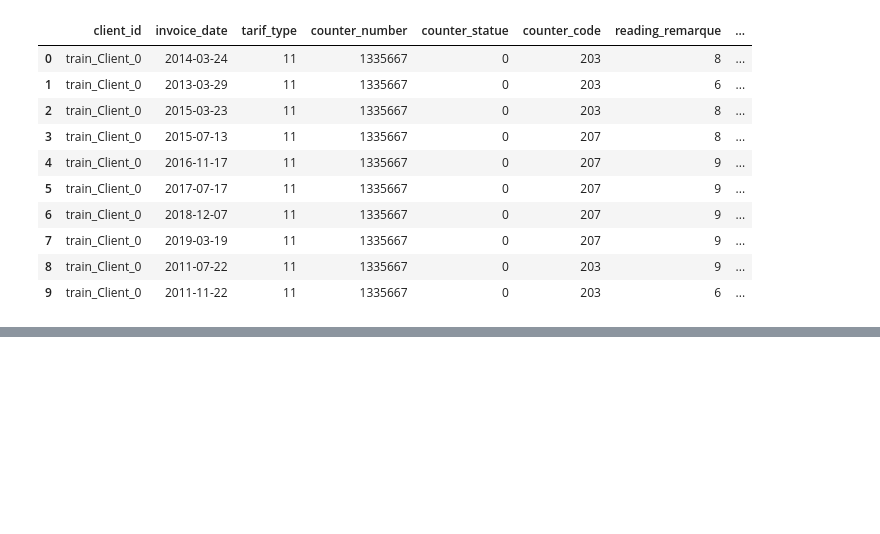
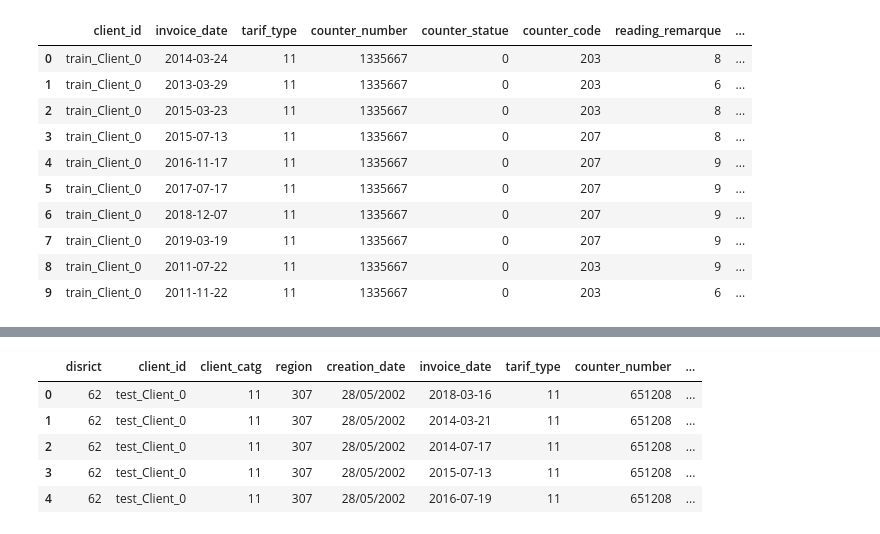
Before and after one commit to alexandervonwernherr/ds-ml-project, a Jupyter notebook: fraud_detection.ipynb, the cells around one changed output, grey strips where cells are left out. Cells and saved outputs as stored; diff of their text form; code cells hidden in the pictures; blank space fills up the shorter version.

```diff
--- a/fraud_detection.ipynb
+++ b/fraud_detection.ipynb
@@ -3,6 +3,9 @@ import pandas as pd
 
 client_train_data = pd.read_csv("data/client_train.csv", low_memory=False)
 invoice_train_data = pd.read_csv("data/invoice_train.csv",  low_memory=False)
+
+client_test_data = pd.read_csv("data/client_test.csv", low_memory=False)
+invoice_test_data = pd.read_csv("data/invoice_test.csv",  low_memory=False)
 # %%
 client_train_data.head()
 # %% [output]
@@ -44,4 +53,15 @@ merged_data.head()
 5 rows × 21 columns
+# %%
+# Aggregate the client test data with the invoice data
+merged_test_data = client_test_data.merge(invoice_test_data, on="client_id", how = "left", validate="1:m")
+merged_test_data.head()
+# %% [output]
+|  | disrict | client_id | client_catg | region | creation_date | invoice_date | tarif_type | counter_number | ... |
+| 0 | 62 | test_Client_0 | 11 | 307 | 28/05/2002 | 2018-03-16 | 11 | 651208 | ... |
+| 1 | 62 | test_Client_0 | 11 | 307 | 28/05/2002 | 2014-03-21 | 11 | 651208 | ... |
+| 2 | 62 | test_Client_0 | 11 | 307 | 28/05/2002 | 2014-07-17 | 11 | 651208 | ... |
+| 3 | 62 | test_Client_0 | 11 | 307 | 28/05/2002 | 2015-07-13 | 11 | 651208 | ... |
+| 4 | 62 | test_Client_0 | 11 | 307 | 28/05/2002 | 2016-07-19 | 11 | 651208 | ... |
 # %%
 import matplotlib.pyplot as plt
 
```
Also changed, not shown: parts of 7 cells of this notebook.
